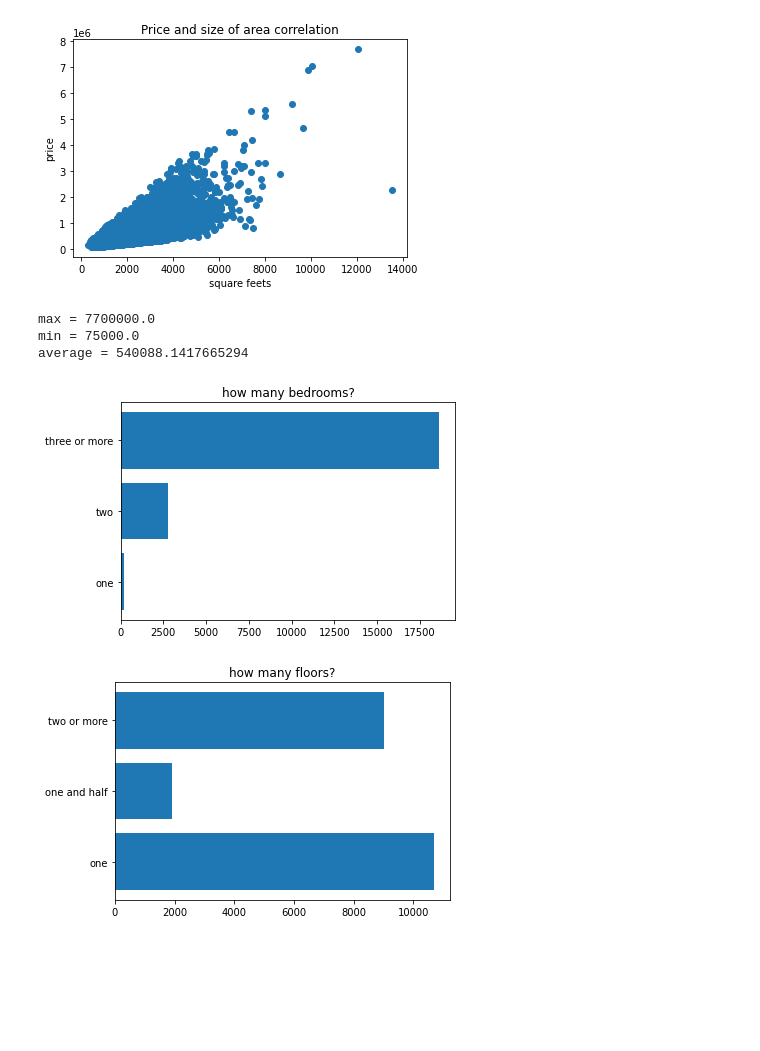
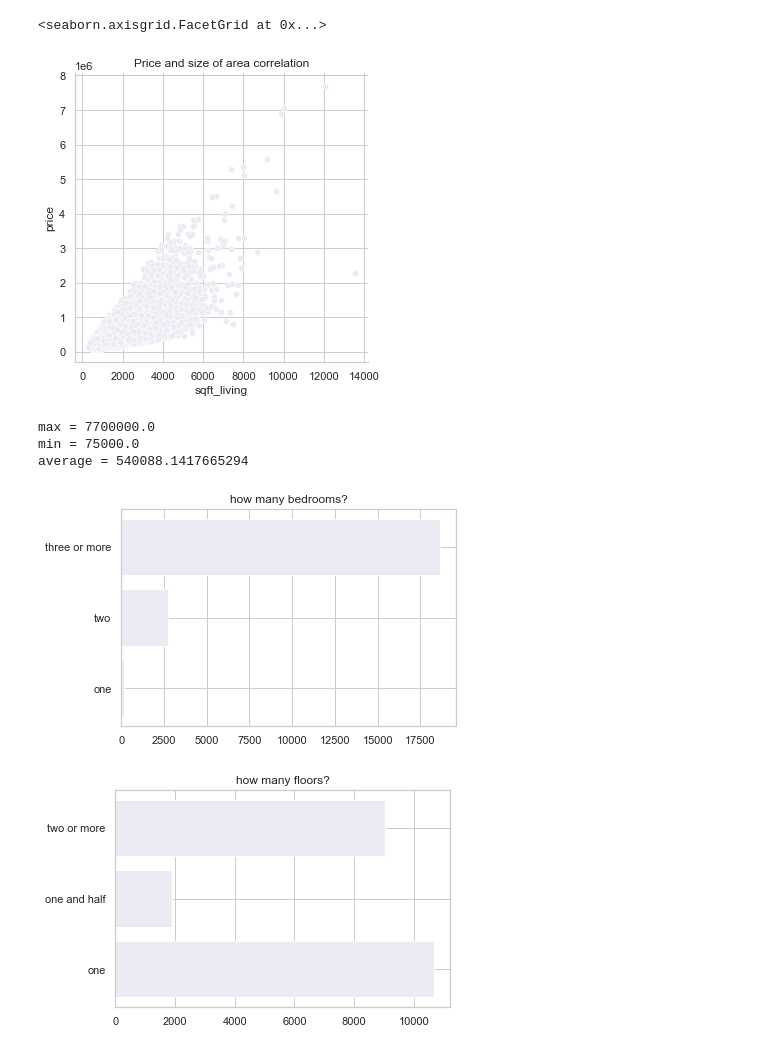
Before and after one commit to Arrinch/eda, a Jupyter notebook: homes.ipynb, the cells around one changed output. Saved outputs shown, nothing was run; the diff lists cells and outputs as text; code cells hidden in the pictures; blank space fills up the shorter version.

```diff
--- a/homes.ipynb
+++ b/homes.ipynb
@@ -1,22 +1,18 @@
 # %%
 import pandas as pd
 import matplotlib.pyplot as plt
-import numpy as np
+import seaborn as sns
 
 #df import
 df1 = pd.read_csv("./data/kc_house_data.csv")
 
 #Price-area graph
-x = df1['sqft_living']
-y = df1['price']
-
-plt.scatter(x, y)
-plt.title('Price and size of area correlation')
-plt.xlabel('square feets')
-plt.ylabel('price')
-plt.show()
+sns.set_style("whitegrid")
+sns.set_palette('Purples')
+sns.relplot(data=df1, x='sqft_living', y='price').set(title='Price and size of area correlation')
 # %% [output]
+<seaborn.axisgrid.FacetGrid at 0x...>
-[figure, old version]
+[figure, new version]
 # %%
 #Search for the maximum, minimum and average price
 p = df1['price']
@@ -51,7 +47,7 @@ plt.title('how many bedrooms?')
 
 plt.show()
 # %% [output]
-[figure, old version]
+[figure, new version]
 # %%
 #Floors chart
 f = df1['floors']
@@ -75,7 +71,7 @@ plt.title('how many floors?')
 
 plt.show()
 # %% [output]
-[figure, old version]
+[figure, new version]
 # %%
 fig, ax = plt.subplots(5, 1, sharex=True, figsize=(20,10))
 
```
Also changed, not shown: parts of 1 cell of this notebook.
